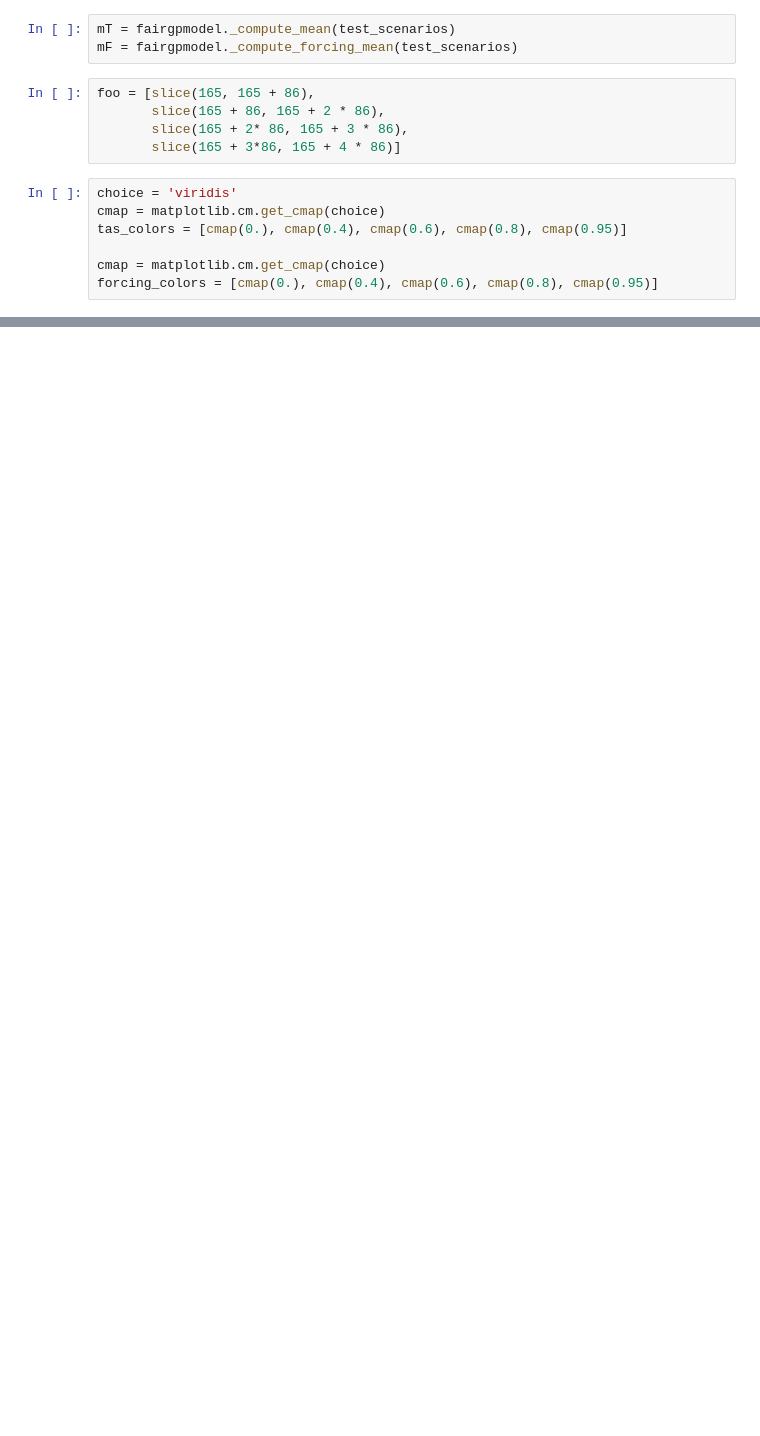
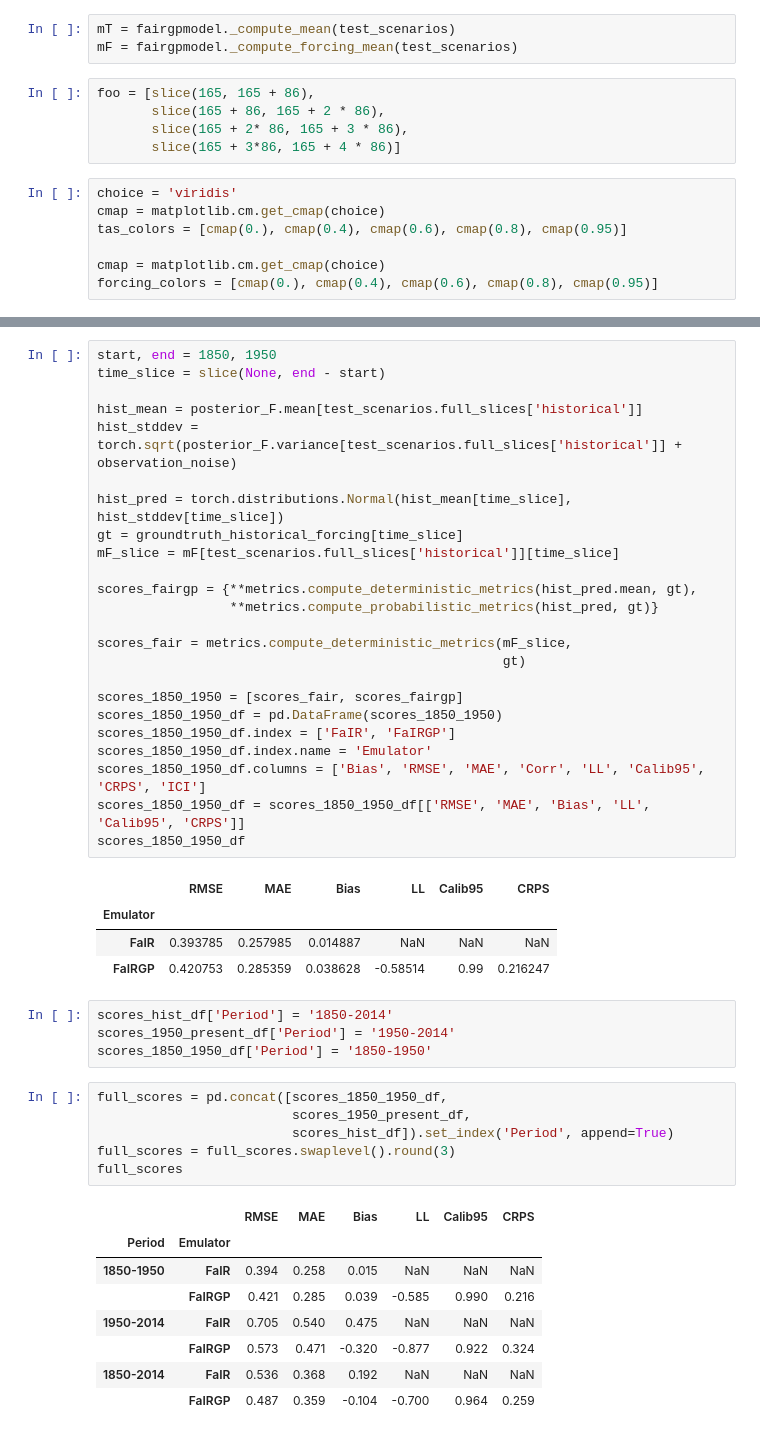
Before and after one commit to shahineb/FaIRGP, a Jupyter notebook: notebooks/forcing-posterior-global-paper-plots.ipynb, the cells around one changed output, grey strips where cells are left out. Cells and saved outputs as stored; diff of their text form; blank space fills up the shorter version.

```diff
--- a/notebooks/forcing-posterior-global-paper-plots.ipynb
+++ b/notebooks/forcing-posterior-global-paper-plots.ipynb
@@ -283,0 +244,48 @@ def get_forcing_posterior(scenario_key):
+# %%
+start, end = 1850, 1950
+time_slice = slice(None, end - start)
+
+hist_mean = posterior_F.mean[test_scenarios.full_slices['historical']]
+hist_stddev = torch.sqrt(posterior_F.variance[test_scenarios.full_slices['historical']] + observation_noise)
+
+hist_pred = torch.distributions.Normal(hist_mean[time_slice], hist_stddev[time_slice])
+gt = groundtruth_historical_forcing[time_slice]
+mF_slice = mF[test_scenarios.full_slices['historical']][time_slice]
+
+scores_fairgp = {**metrics.compute_deterministic_metrics(hist_pred.mean, gt),
+                 **metrics.compute_probabilistic_metrics(hist_pred, gt)}
+
+scores_fair = metrics.compute_deterministic_metrics(mF_slice,
+                                                    gt)
+
+scores_1850_1950 = [scores_fair, scores_fairgp]
+scores_1850_1950_df = pd.DataFrame(scores_1850_1950)
+scores_1850_1950_df.index = ['FaIR', 'FaIRGP']
+scores_1850_1950_df.index.name = 'Emulator'
+scores_1850_1950_df.columns = ['Bias', 'RMSE', 'MAE', 'Corr', 'LL', 'Calib95', 'CRPS', 'ICI']
+scores_1850_1950_df = scores_1850_1950_df[['RMSE', 'MAE', 'Bias', 'LL', 'Calib95', 'CRPS']]
+scores_1850_1950_df
+# %% [output]
+|  | RMSE | MAE | Bias | LL | Calib95 | CRPS |
+| Emulator |  |  |  |  |  |  |
+| FaIR | 0.393785 | 0.257985 | 0.014887 | NaN | NaN | NaN |
+| FaIRGP | 0.420753 | 0.285359 | 0.038628 | -0.58514 | 0.99 | 0.216247 |
+# %%
+scores_hist_df['Period'] = '1850-2014'
+scores_1950_present_df['Period'] = '1950-2014'
+scores_1850_1950_df['Period'] = '1850-1950'
+# %%
+full_scores = pd.concat([scores_1850_1950_df,
+                         scores_1950_present_df,
+                         scores_hist_df]).set_index('Period', append=True)
+full_scores = full_scores.swaplevel().round(3)
+full_scores
+# %% [output]
+|  |  | RMSE | MAE | Bias | LL | Calib95 | CRPS |
+| Period | Emulator |  |  |  |  |  |  |
+| 1850-1950 | FaIR | 0.394 | 0.258 | 0.015 | NaN | NaN | NaN |
+|  | FaIRGP | 0.421 | 0.285 | 0.039 | -0.585 | 0.990 | 0.216 |
+| 1950-2014 | FaIR | 0.705 | 0.540 | 0.475 | NaN | NaN | NaN |
+|  | FaIRGP | 0.573 | 0.471 | -0.320 | -0.877 | 0.922 | 0.324 |
+| 1850-2014 | FaIR | 0.536 | 0.368 | 0.192 | NaN | NaN | NaN |
+|  | FaIRGP | 0.487 | 0.359 | -0.104 | -0.700 | 0.964 | 0.259 |
```
Also changed, not shown: parts of 13 cells of this notebook, 11 other files.
